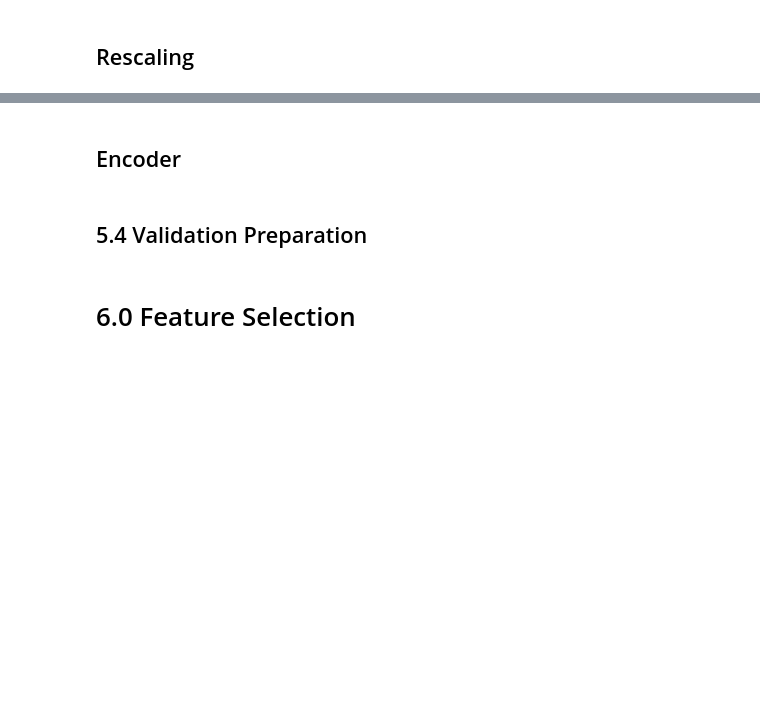
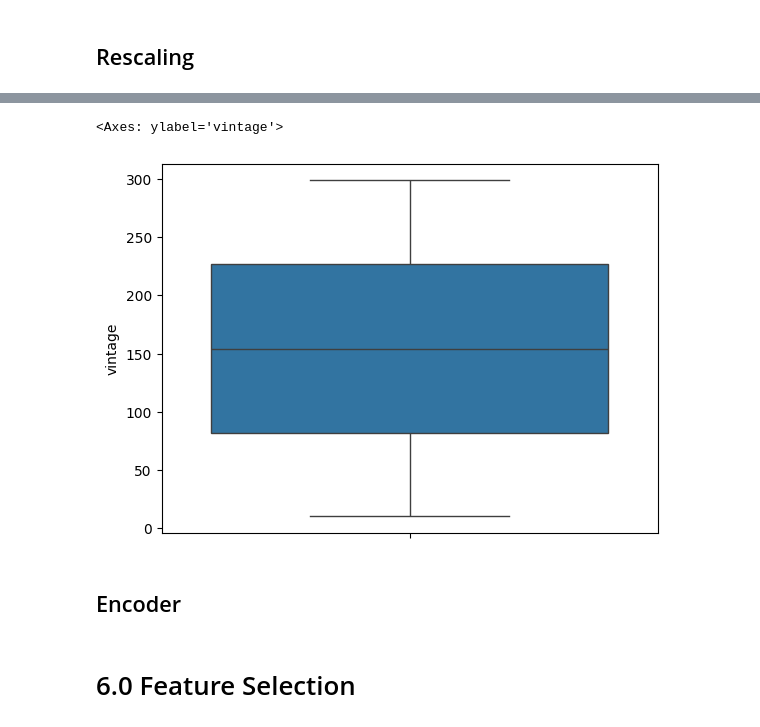
Before and after one commit to OscarFantozzi/Healt-Insurance-Cross_Sell, a Jupyter notebook: pa004_Health_Insurance_cross_sell.ipynb, the cells around one changed output, grey strips where cells are left out. Saved outputs shown, nothing was run; the diff lists cells and outputs as text; code cells hidden in the pictures; blank space fills up the shorter version.

```diff
--- a/pa004_Health_Insurance_cross_sell.ipynb
+++ b/pa004_Health_Insurance_cross_sell.ipynb
@@ -279,3 +361,9 @@ pickle.dump( ss, open( r'\Users\oscar\Documents\repos\pa004\features_transformat
+# %%
+# distribuição vintage
+sns.boxplot( df4['vintage'] )
+# %% [output]
+<Axes: ylabel='vintage'>
+[figure, added]
 # %%
 mms_age = pp.MinMaxScaler()
 mms_vintage = pp.MinMaxScaler()
@@ -308,3 +396 @@ df5.loc[:, 'policy_sales_channel'] = df5['policy_sales_channel'].map( fe_policy_
 pickle.dump( fe_policy_sales_channel , open( r'\Users\oscar\Documents\repos\pa004\features_transformation\fe_policy_sales_channel.pkl' , 'wb' ) )
-# %% [markdown]
-## 5.4 Validation Preparation
```
Also changed, not shown: parts of 58 cells of this notebook, 52 other files.
